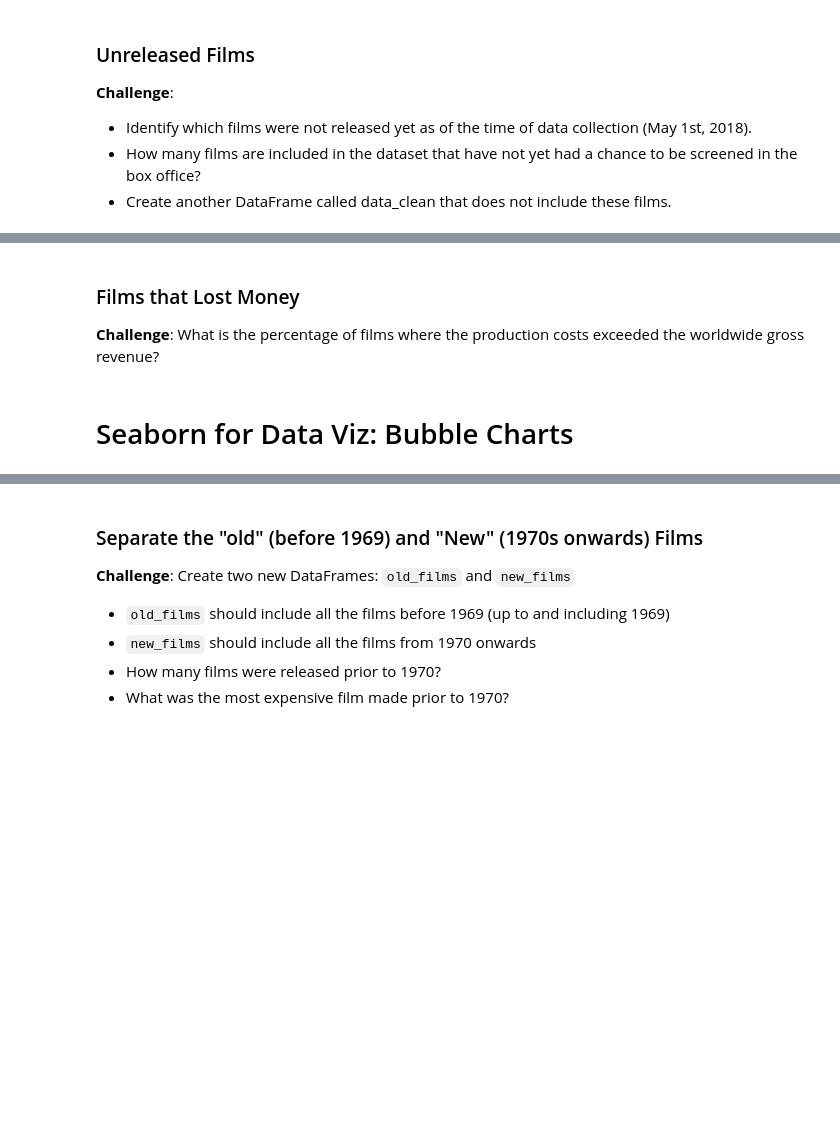
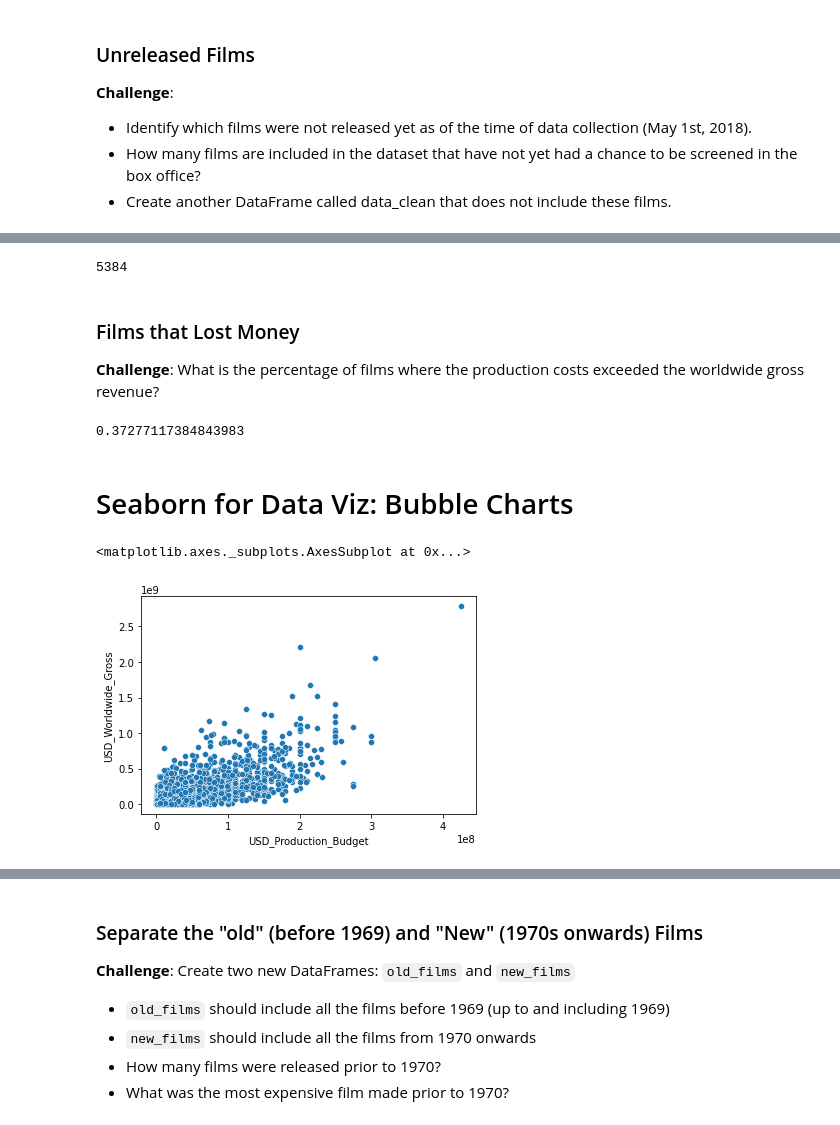
Before and after one commit to auditmn/Seaborn-Linear-Regression, a Jupyter notebook: Seaborn_and_Linear_Regression.ipynb, the cells around one changed output, grey strips where cells are left out. Cells and saved outputs as stored; diff of their text form; code cells hidden in the pictures; blank space fills up the shorter version.

```diff
--- a/Seaborn_and_Linear_Regression.ipynb
+++ b/Seaborn_and_Linear_Regression.ipynb
@@ -136,10 +200,24 @@ scrape_date = pd.Timestamp('2018-5-1')
+# %%
+data_clean = data.query('Release_Date<=@scrape_date')
+len(data_clean)
+# %% [output]
+5384
 # %% [markdown]
 ### Films that Lost Money
 
 **Challenge**:
 What is the percentage of films where the production costs exceeded the worldwide gross revenue?
+# %%
+len(data_clean.query('USD_Production_Budget>USD_Worldwide_Gross'))/len(data_clean)
+# %% [output]
+0.37277117384843983
 # %% [markdown]
 # Seaborn for Data Viz: Bubble Charts
+# %%
+sns.scatterplot(data=data_clean,x='USD_Production_Budget',y='USD_Worldwide_Gross')
+# %% [output]
+<matplotlib.axes._subplots.AxesSubplot at 0x...>
+[figure, added]
 # %% [markdown]
 ### Plotting Movie Releases over Time
 
```
Also changed, not shown: parts of 9 cells of this notebook.
